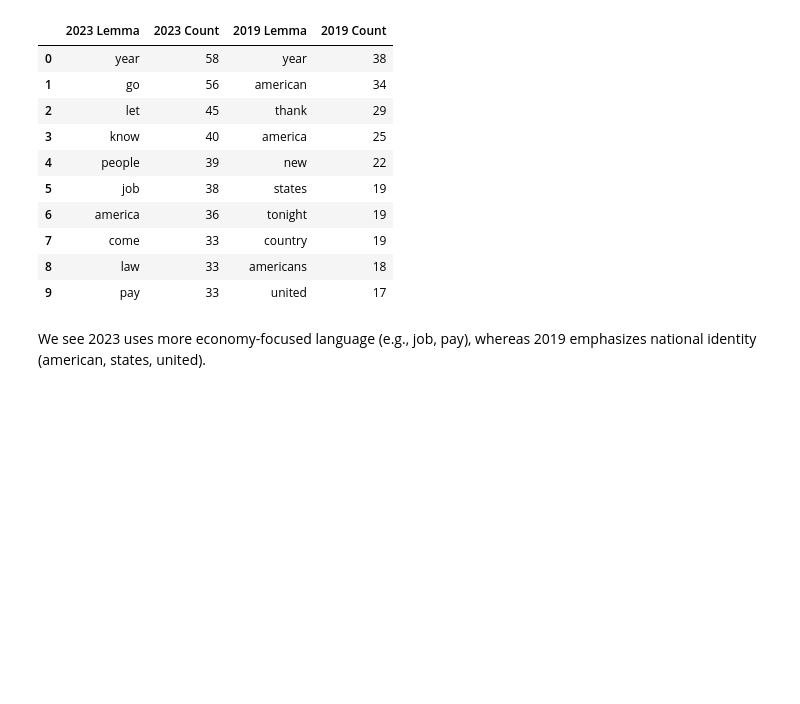
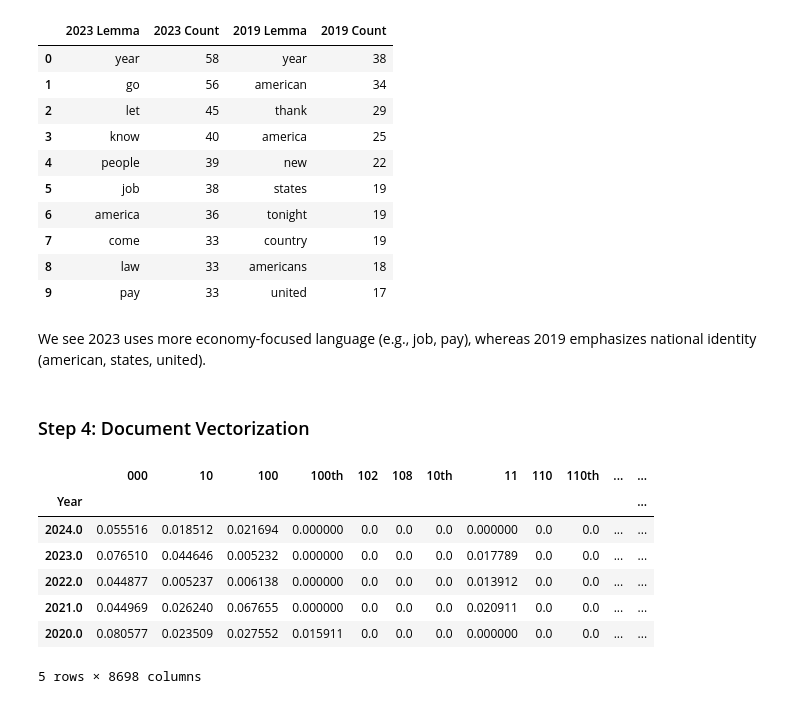
Before and after one commit to UCB-stat-159-f25/proj02-group04, a Jupyter notebook: nlp-P02.ipynb, the cells around one changed output. Drawn from its saved outputs; the diff is of its cells as text; code cells hidden in the pictures; blank space fills up the shorter version.

Commit message:
add Step 4: Document Vectorization

```diff
--- a/nlp-P02.ipynb
+++ b/nlp-P02.ipynb
@@ -203,3 +203,29 @@ compare_2019_2023_df
 | 9 | pay | 33 | united | 17 |
 # %% [markdown]
 We see 2023 uses more economy-focused language (e.g., job, pay), whereas 2019 emphasizes national identity (american, states, united).
+# %% [markdown]
+### Step 4: Document Vectorization
+# %%
+from sklearn.feature_extraction.text import TfidfVectorizer
+
+# first, train TfIdf vectorizer on the speech text
+tfidf = TfidfVectorizer(stop_words="english")
+tfidf_matrix = tfidf.fit_transform(sou_21cen["Text"])   # (docs × features)
+
+# second, obtain feature vectors
+feature_names = tfidf.get_feature_names_out()
+tfidf_df = pd.DataFrame(tfidf_matrix.toarray(),
+                        columns=feature_names,
+                        index=sou_21cen["Year"])
+# %%
+# print feature vectors
+tfidf_df.head()
+# %% [output]
+|  | 000 | 10 | 100 | 100th | 102 | 108 | 10th | 11 | 110 | 110th | ... | ... |
+| Year |  |  |  |  |  |  |  |  |  |  |  | ... |
+| 2024.0 | 0.055516 | 0.018512 | 0.021694 | 0.000000 | 0.0 | 0.0 | 0.0 | 0.000000 | 0.0 | 0.0 | ... | ... |
+| 2023.0 | 0.076510 | 0.044646 | 0.005232 | 0.000000 | 0.0 | 0.0 | 0.0 | 0.017789 | 0.0 | 0.0 | ... | ... |
+| 2022.0 | 0.044877 | 0.005237 | 0.006138 | 0.000000 | 0.0 | 0.0 | 0.0 | 0.013912 | 0.0 | 0.0 | ... | ... |
+| 2021.0 | 0.044969 | 0.026240 | 0.067655 | 0.000000 | 0.0 | 0.0 | 0.0 | 0.020911 | 0.0 | 0.0 | ... | ... |
+| 2020.0 | 0.080577 | 0.023509 | 0.027552 | 0.015911 | 0.0 | 0.0 | 0.0 | 0.000000 | 0.0 | 0.0 | ... | ... |
+5 rows × 8698 columns
```
